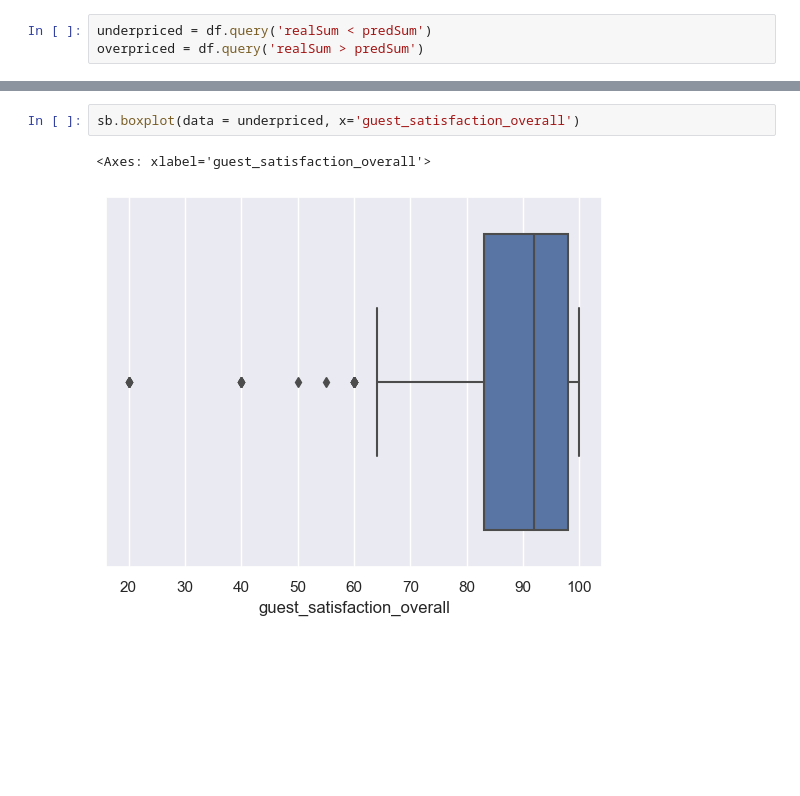
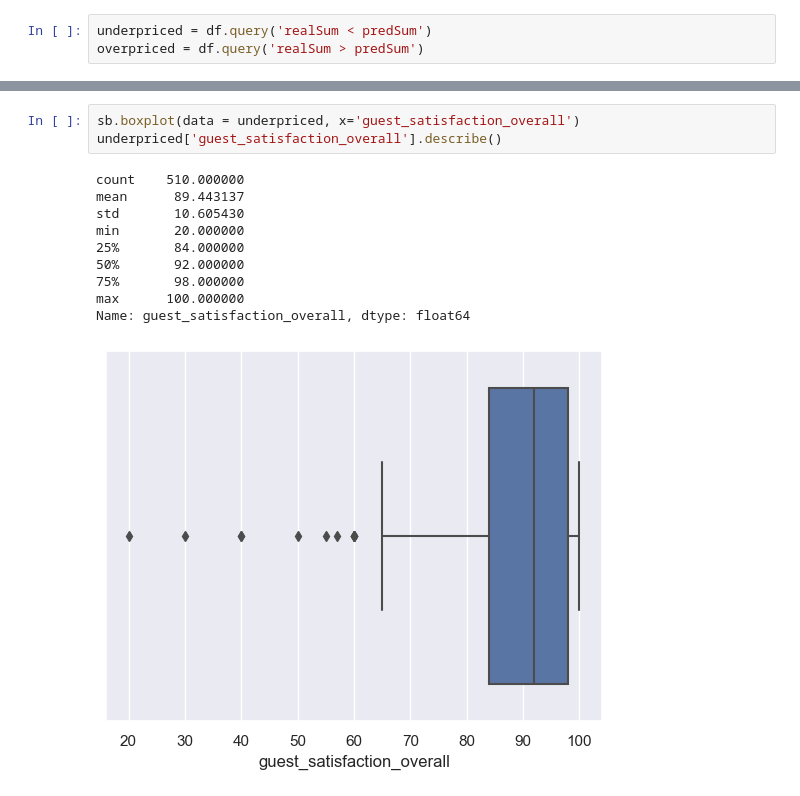
Before and after one commit to Revold1/SC1015-AirBNB, a Jupyter notebook: ForestofRandomisedTrees.ipynb, the cells around one changed output, grey strips where cells are left out. Drawn from its saved outputs; the diff is of its cells as text; blank space fills up the shorter version.

```diff
--- a/ForestofRandomisedTrees.ipynb
+++ b/ForestofRandomisedTrees.ipynb
@@ -134,8 +134,17 @@ underpriced['guest_satisfaction_overall'].mean()
 # %%
 sb.boxplot(data = underpriced, x='guest_satisfaction_overall')
+underpriced['guest_satisfaction_overall'].describe()
 # %% [output]
-<Axes: xlabel='guest_satisfaction_overall'>
+count    510.000000
+mean      89.443137
+std       10.605430
+min       20.000000
+25%       84.000000
+50%       92.000000
+75%       98.000000
+max      100.000000
+Name: guest_satisfaction_overall, dtype: float64
-[figure, old version]
+[figure, new version]
 # %%
 overpriced['guest_satisfaction_overall'].mean()
 # %% [output]
```
Also changed, not shown: parts of 10 cells of this notebook.
